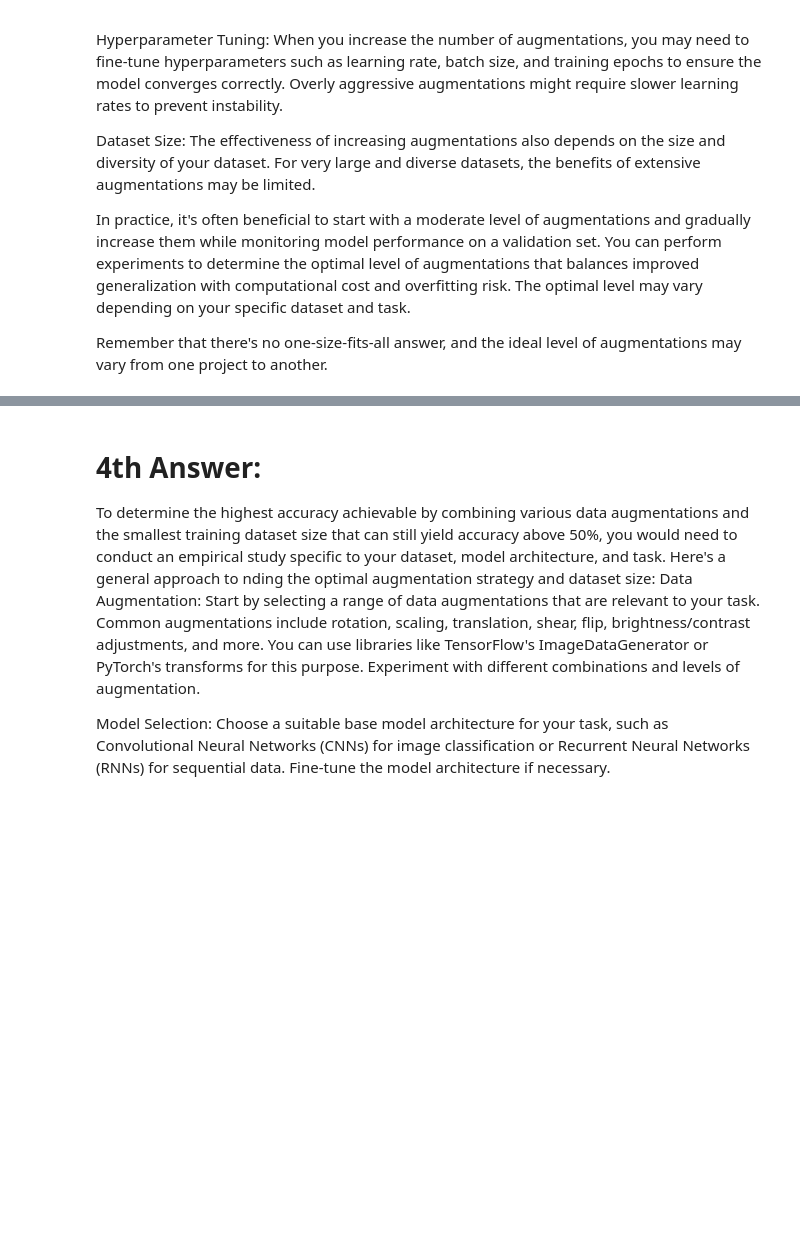
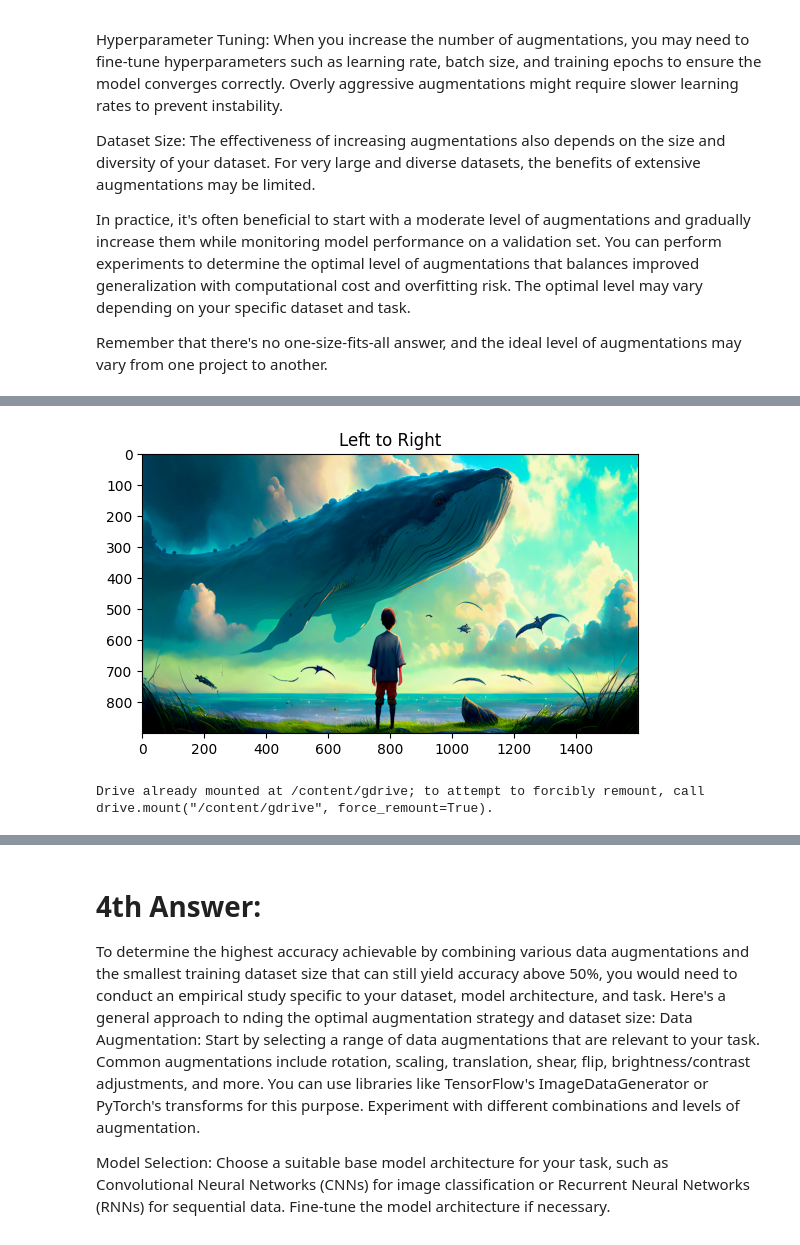
Before and after one commit to Pradeep4629/FMML-LAB, a Jupyter notebook: Module_01_Lab_03_Augmentation.ipynb, the cells around one changed output, grey strips where cells are left out. Drawn from its saved outputs; the diff is of its cells as text; code cells hidden in the pictures; blank space fills up the shorter version.

```diff
--- a/Module_01_Lab_03_Augmentation.ipynb
+++ b/Module_01_Lab_03_Augmentation.ipynb
@@ -402,0 +388,18 @@ def custom_shear(image, shear_factor):
+# %%
+import numpy as np
+import matplotlib.pyplot as plt  # Import Matplotlib for plotting
+
+# Assuming 'image' is a NumPy array containing your image data
+flipLR = np.fliplr(image)
+
+# Display the flipped image using Matplotlib
+plt.imshow(flipLR)
+plt.title("Left to Right")
+plt.show()  # Show the image
+# %% [output]
+[figure, added]
+# %%
+from google.colab import drive
+drive.mount('/content/gdrive')
+# %% [output]
+Drive already mounted at /content/gdrive; to attempt to forcibly remount, call drive.mount("/content/gdrive", force_remount=True).
```
Also changed, not shown: parts of 7 cells of this notebook.
